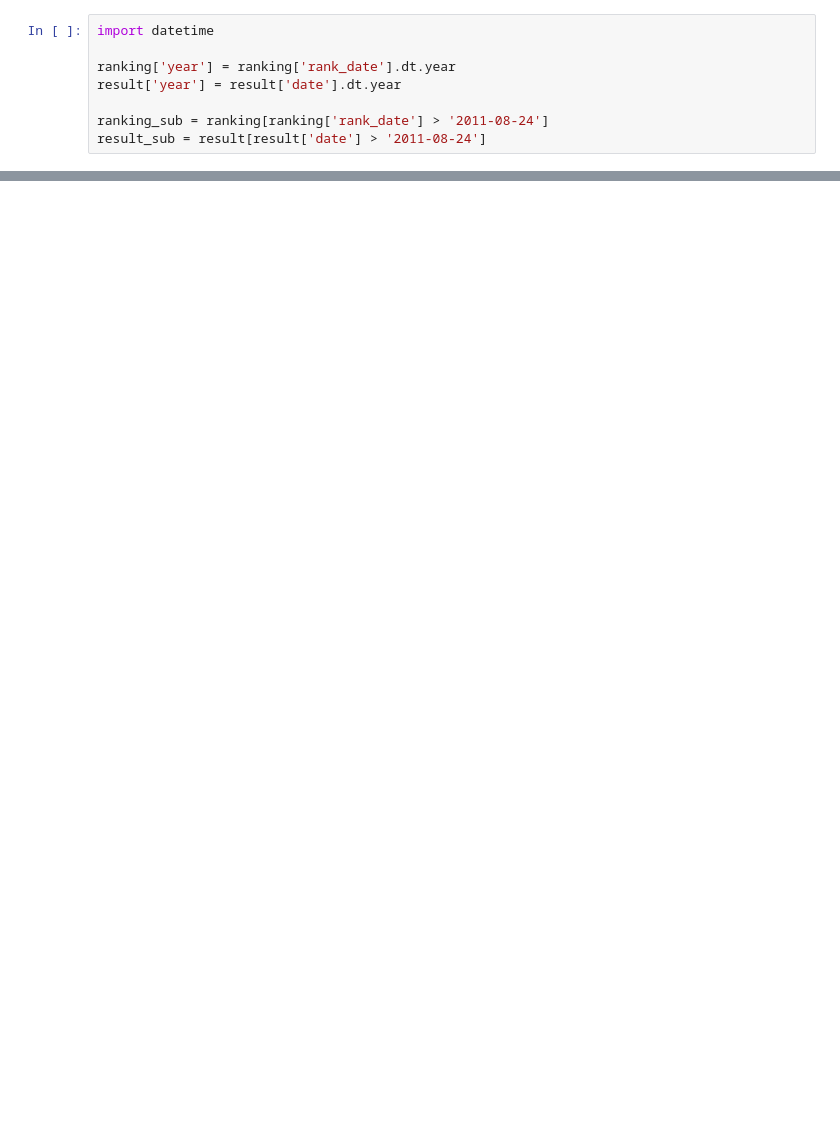
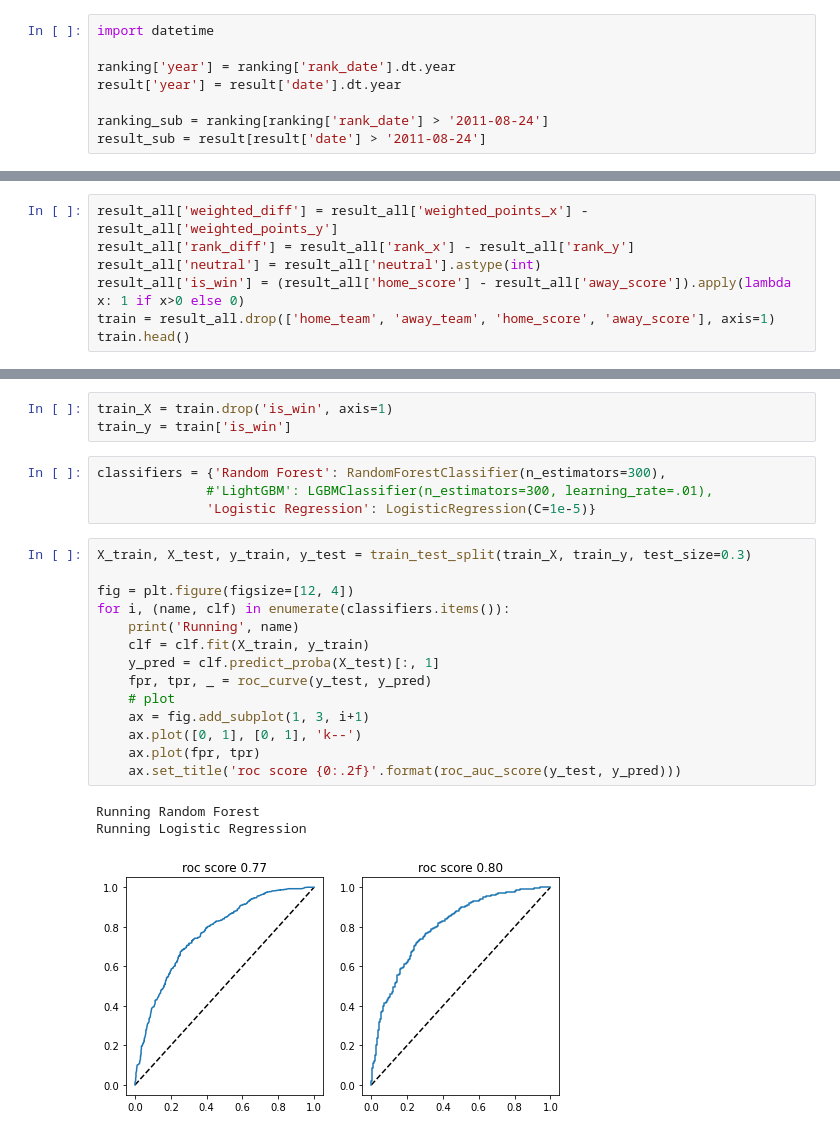
Before and after one commit to foxon01/world_cup_predictions, a Jupyter notebook: world_cup_prediction.ipynb, the cells around one changed output, grey strips where cells are left out. Saved outputs shown, nothing was run; the diff lists cells and outputs as text; blank space fills up the shorter version.

```diff
--- a/world_cup_prediction.ipynb
+++ b/world_cup_prediction.ipynb
@@ -112,3 +106,10 @@ result_all.head()
 | 2 | New Caledonia | Vanuatu | 5 | 0 | False | 160.00 | 118.6800 | 173.0 | ... |
 | 3 | American Samoa | Vanuatu | 0 | 8 | True | 199.00 | 15.1775 | 173.0 | ... |
 | 4 | Guam | Vanuatu | 1 | 4 | True | 188.50 | 35.8500 | 173.0 | ... |
+# %%
+result_all['weighted_diff'] = result_all['weighted_points_x'] - result_all['weighted_points_y']
+result_all['rank_diff'] = result_all['rank_x'] - result_all['rank_y']
+result_all['neutral'] = result_all['neutral'].astype(int)
+result_all['is_win'] = (result_all['home_score'] - result_all['away_score']).apply(lambda x: 1 if x>0 else 0)
+train = result_all.drop(['home_team', 'away_team', 'home_score', 'away_score'], axis=1)
+train.head()
@@ -114,0 +123,25 @@ result_all.head()
+# %%
+train_X = train.drop('is_win', axis=1)
+train_y = train['is_win']
+# %%
+classifiers = {'Random Forest': RandomForestClassifier(n_estimators=300),
+              #'LightGBM': LGBMClassifier(n_estimators=300, learning_rate=.01),
+              'Logistic Regression': LogisticRegression(C=1e-5)}
+# %%
+X_train, X_test, y_train, y_test = train_test_split(train_X, train_y, test_size=0.3)
+
+fig = plt.figure(figsize=[12, 4])
+for i, (name, clf) in enumerate(classifiers.items()):
+    print('Running', name)
+    clf = clf.fit(X_train, y_train)
+    y_pred = clf.predict_proba(X_test)[:, 1]
+    fpr, tpr, _ = roc_curve(y_test, y_pred)
+    # plot
+    ax = fig.add_subplot(1, 3, i+1)
+    ax.plot([0, 1], [0, 1], 'k--')
+    ax.plot(fpr, tpr)
+    ax.set_title('roc score {0:.2f}'.format(roc_auc_score(y_test, y_pred)))
+# %% [output]
+Running Random Forest
+Running Logistic Regression
+[figure, added]
```
Also changed, not shown: parts of 17 cells of this notebook, 1 other file.
